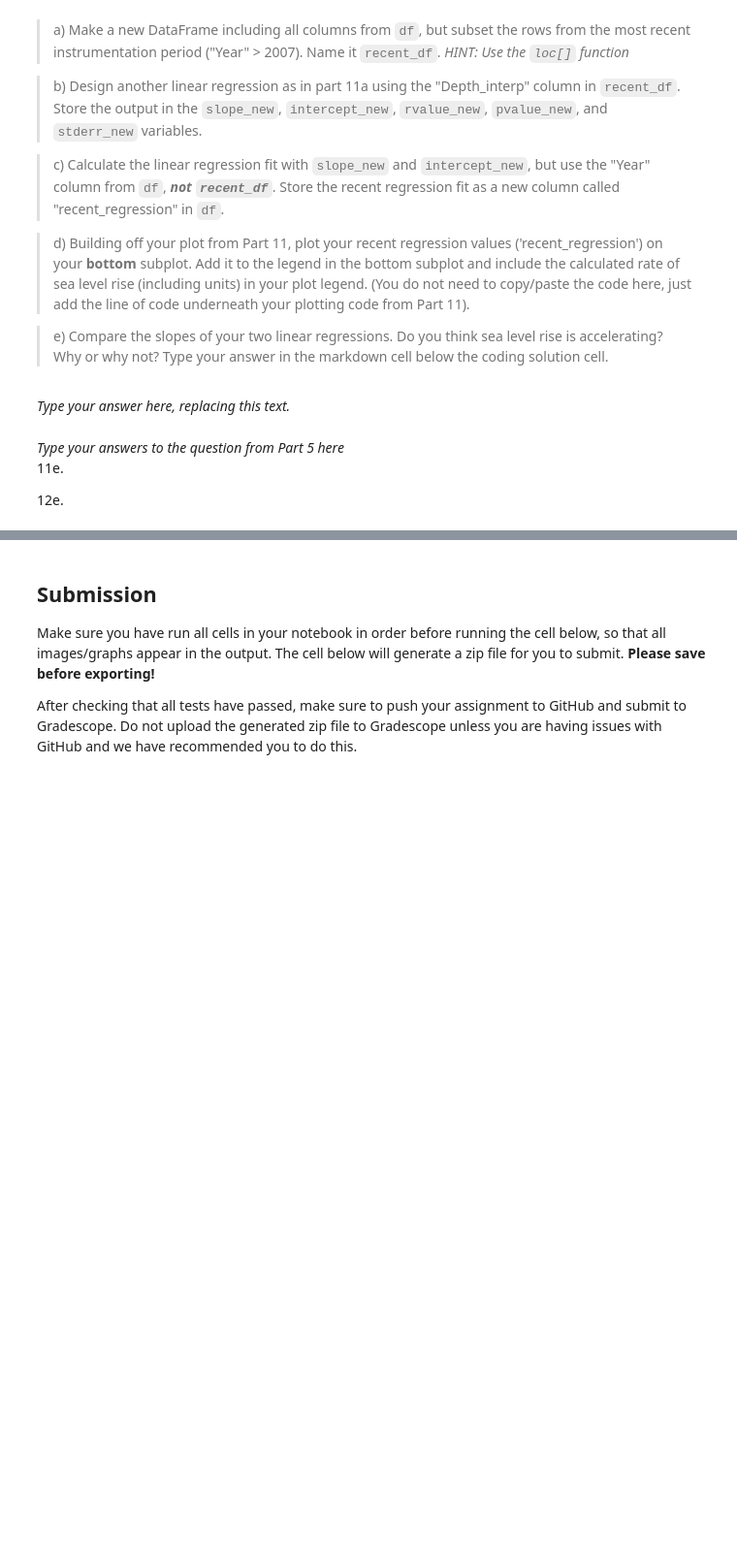
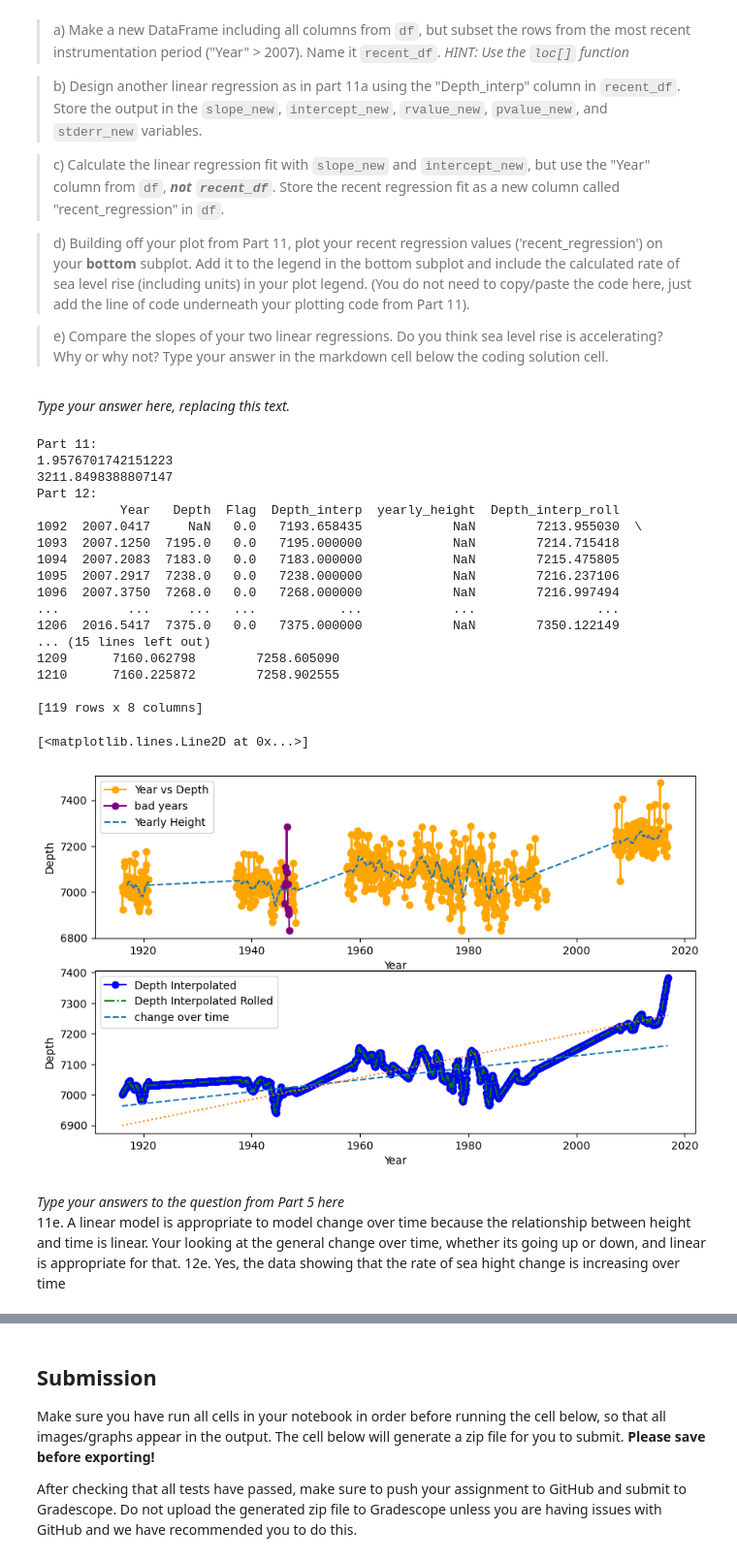
Before and after one commit to Dcord1212/Homework-4, a Jupyter notebook: HW4.ipynb, the cells around one changed output, grey strips where cells are left out. Shown at 97% size. Cells and saved outputs as stored; diff of their text form; code cells hidden in the pictures; blank space fills up the shorter version.

```diff
--- a/HW4.ipynb
+++ b/HW4.ipynb
@@ -330,29 +460,65 @@ _Type your answer here, replacing this text._
 # %%
 print("Part 11: ")
-# get linear regression terms
-slope, intercept, rvalue, pvalue, stderr = ...
+# get linear regression terms, separated out in variables for my understanding
+yyy = df['Depth_interp']
+slope, intercept, rvalue, pvalue, stderr = stats.linregress(xxx,yyy)
+print(slope)
+print(intercept)
 # calculate linear regression fit and store in full_regression column
-...
+full_reg = slope*xxx + intercept
+df['full_regression'] = full_reg
 
 print("Part 12: ")
 # subset df past 2007 and store here
-recent_df = ...
+recent_df = df.loc[df['Year']>2007]
+y_new = recent_df['Depth_interp']
+print(recent_df)
 # get linear regression terms for recent data
-slope_new, intercept_new, rvalue_new, pvalue_new, stderr_new = ...
+slope_new, intercept_new, rvalue_new, pvalue_new, stderr_new = stats.linregress(recent_df['Year'],y_new)
 # calculate linear regression fit and store in recent_regression column
-...
-
+df['recent_regression'] = slope_new * xxx + intercept_new
+#display(recent_df)
 ## plot figure with regression values from full and recent datasets
 # copy and paste code from part 8)
-...
+fig, axs = plt.subplots(figsize = (10,6), nrows=2, sharex = False)
+axs[0].plot(Year, depth_mm, marker ='o', color ='orange', label = 'Year vs Depth')
+axs[0].plot(badyears, baddepths, marker='o', color ='purple', label = 'bad years')
+axs[0].plot(xx,yy, linestyle = '--', label = 'Yearly Height')
+axs[0].set_xlabel('Year')
+axs[0].set_ylabel('Depth')
+axs[0].legend()
 # plot Year vs. full_regression in bottom subplot
-...
+axs[1].plot(Year, df['Depth_interp_roll'], marker ='o',color='blue', label = 'Depth Interpolated')
+axs[1].plot(Year, df['Depth_interp_roll'],color='green',linestyle = '-.', label = 'Depth Interpolated Rolled')
+axs[1].plot(Year, df['full_regression'], linestyle = '--',label = 'change over time')
+axs[1].set_xlabel('Year')
+axs[1].set_ylabel('Depth')
+axs[1].legend()
 # plot Year vs. recent_regression in bottom subplot
-...
+axs[1].plot(Year, df['recent_regression'], linestyle = ':', label = '2007 increase')
+# %% [output]
+Part 11:
+1.9576701742151223
+3211.8498388807147
+Part 12:
+           Year   Depth  Flag  Depth_interp  yearly_height  Depth_interp_roll
+1092  2007.0417     NaN   0.0   7193.658435            NaN        7213.955030  \
+1093  2007.1250  7195.0   0.0   7195.000000            NaN        7214.715418
+1094  2007.2083  7183.0   0.0   7183.000000            NaN        7215.475805
+1095  2007.2917  7238.0   0.0   7238.000000            NaN        7216.237106
+1096  2007.3750  7268.0   0.0   7268.000000            NaN        7216.997494
+...         ...     ...   ...           ...            ...                ...
+1206  2016.5417  7375.0   0.0   7375.000000            NaN        7350.122149
+... (15 lines left out)
+1209      7160.062798        7258.605090
+1210      7160.225872        7258.902555
+
+[119 rows x 8 columns]
+[<matplotlib.lines.Line2D at 0x...>]
+[figure, added]
-# %% [markdown]
-_Type your answers to the question from Part 5 here_ <br>
-11e.
-
-12e.
+# %% [markdown]
+_Type your answers to the question from Part 5 here_ <br>
+11e. A linear model is appropriate to model change over time because the relationship between height and time is linear. Your looking at the general change over time, whether its going up or down, and linear is appropriate for that.
+12e. Yes, the data showing that the rate of sea hight change is increasing over time
 # %%
 grader.check("Question 1, Part 5")
```
Also changed, not shown: parts of 13 cells of this notebook, 2 other files.
